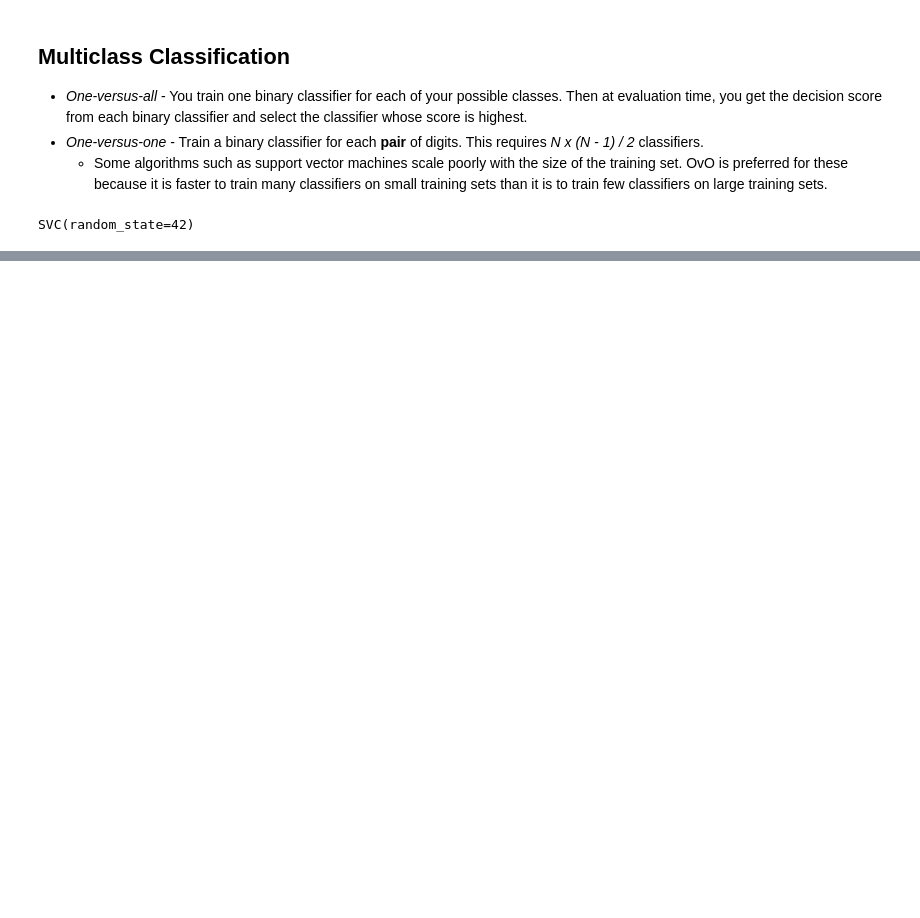
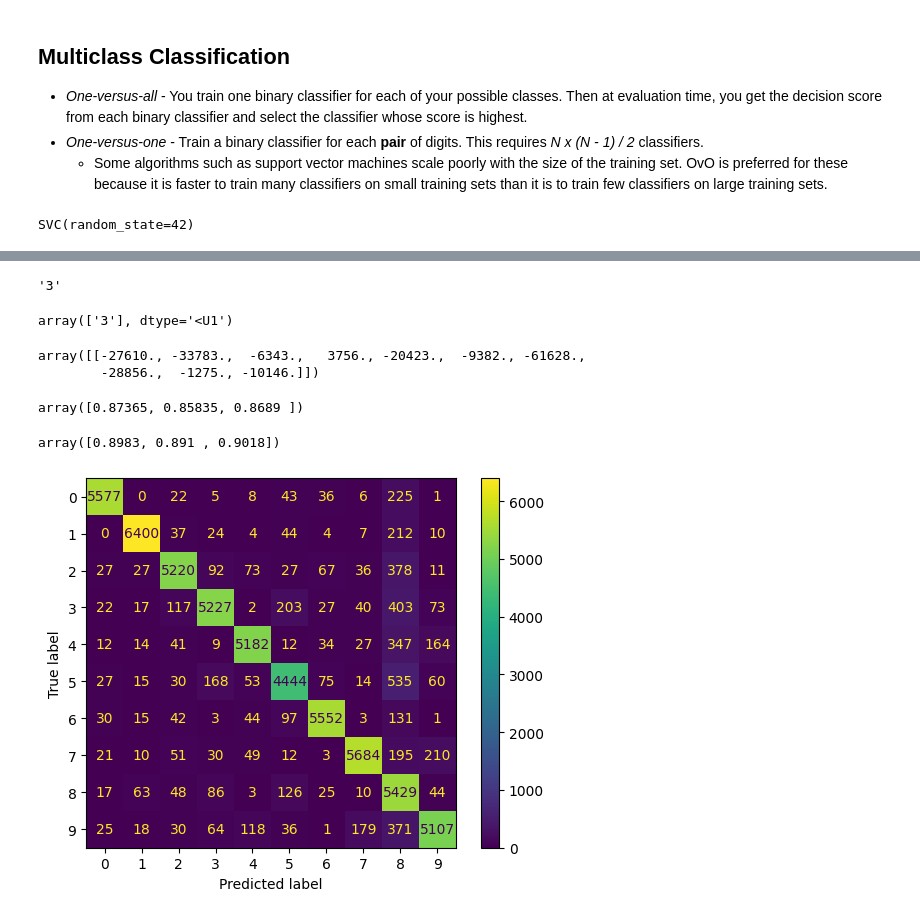
Before and after one commit to TevinAchong/hands-on-ml, a Jupyter notebook: chapter_03/eda.ipynb, the cells around one changed output, grey strips where cells are left out. Saved outputs shown, nothing was run; the diff lists cells and outputs as text; code cells hidden in the pictures; blank space fills up the shorter version.

```diff
--- a/chapter_03/eda.ipynb
+++ b/chapter_03/eda.ipynb
@@ -350,0 +367,39 @@ array(['3'], dtype=object)
+# %%
+svm_clf.classes_[class_id]
+# %% [output]
+'3'
+# %%
+# Train an SGD classifier to identify digits
+sgd_clf = SGDClassifier(random_state=42)
+sgd_clf.fit(X_train, y_train)
+sgd_clf.predict([some_digit])
+# %% [output]
+array(['3'], dtype='<U1')
+# %%
+# Show which classes the model is most confident about (it uses the OvR strategy)
+sgd_clf.decision_function([some_digit]).round()
+# %% [output]
+array([[-27610., -33783.,  -6343.,   3756., -20423.,  -9382., -61628.,
+        -28856.,  -1275., -10146.]])
+# %%
+# Gauging the accuracy of the model
+cross_val_score(sgd_clf, X_train, y_train, cv=3, scoring="accuracy")
+# %% [output]
+array([0.87365, 0.85835, 0.8689 ])
+# %%
+# Let's see if the model performs better when we standardize
+from sklearn.preprocessing import StandardScaler
+
+scaler = StandardScaler()
+X_train_scaled = scaler.fit_transform(X_train.astype("float64"))
+cross_val_score(sgd_clf, X_train_scaled, y_train, cv=3, scoring='accuracy')
+# %% [output]
+array([0.8983, 0.891 , 0.9018])
+# %%
+from sklearn.metrics import ConfusionMatrixDisplay
+
+y_train_pred = cross_val_predict(sgd_clf, X_train_scaled, y_train, cv=3)
+ConfusionMatrixDisplay.from_predictions(y_train, y_train_pred)
+plt.show()
+# %% [output]
+[figure, added]
```
Also changed, not shown: parts of 18 cells of this notebook.
